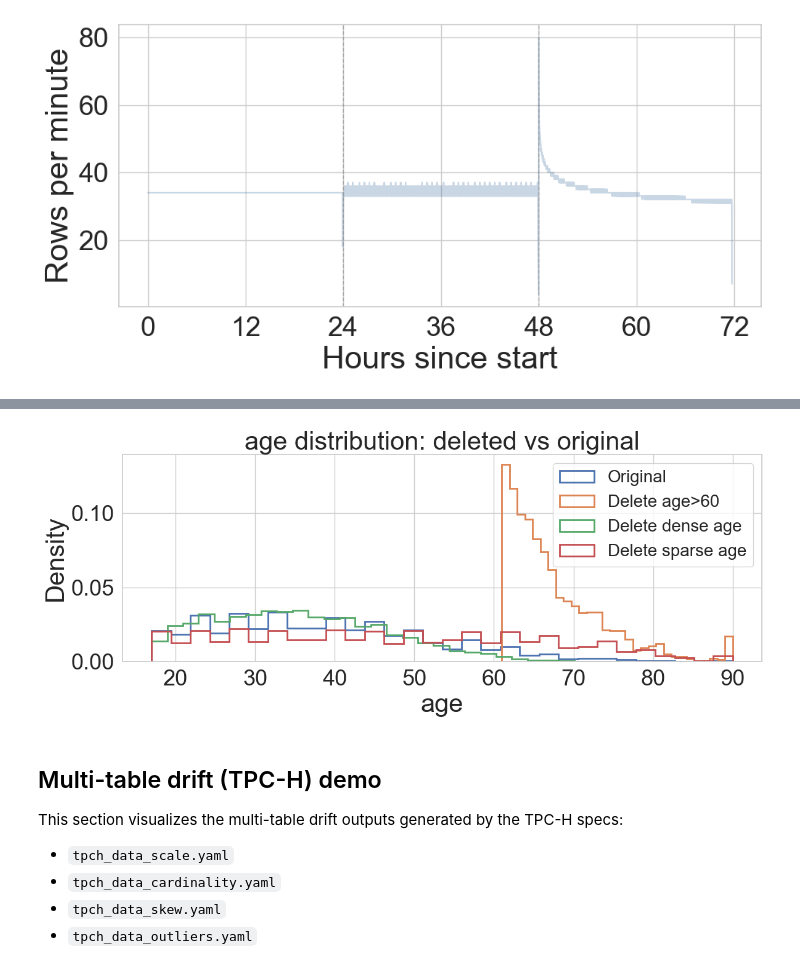
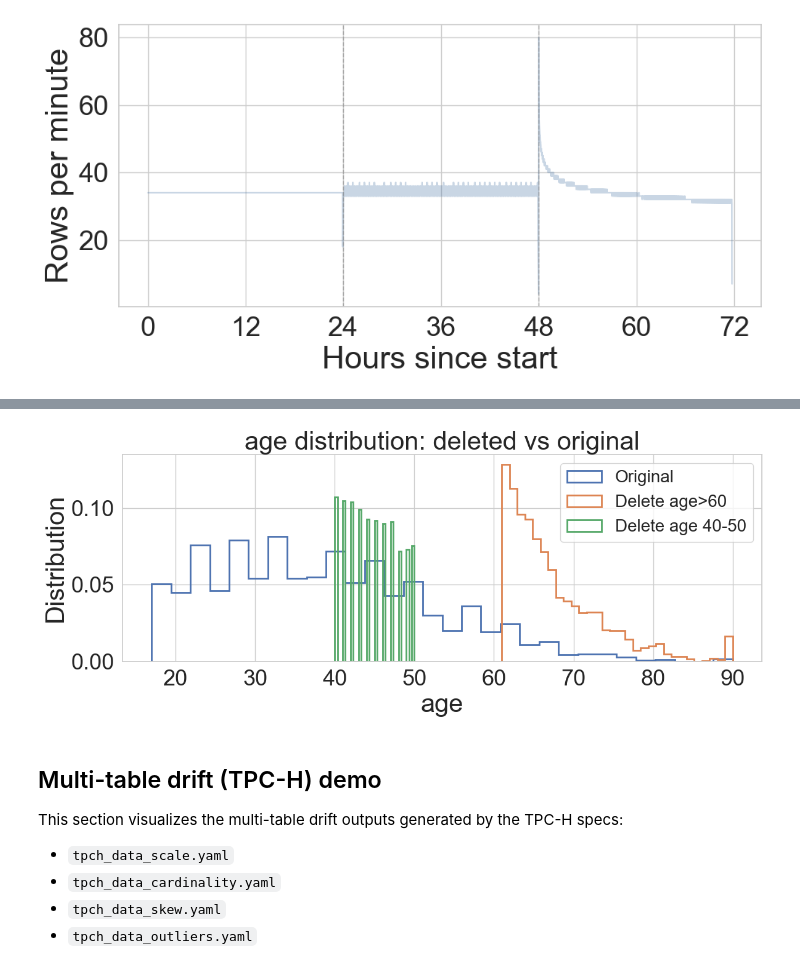
Before and after one commit to Liuguanli/DriftBench, a Jupyter notebook: driftbench/notebooks/plot_data.ipynb, the cells around one changed output, grey strips where cells are left out. Saved outputs shown, nothing was run; the diff lists cells and outputs as text; code cells hidden in the pictures.

```diff
--- a/driftbench/notebooks/plot_data.ipynb
+++ b/driftbench/notebooks/plot_data.ipynb
@@ -641,8 +671,11 @@ def plot_deleted_vs_original(
         if is_numeric:
             for df, label in zip(dfs, labels):
                 series = df[col].dropna()
-                ax.hist(series, bins=bins, density=True, histtype='step', linewidth=2, label=label)
-            ax.set_ylabel('Density', fontsize=fontsize_title)
+                weights = None
+                if len(series) > 0:
+                    weights = [1.0 / len(series)] * len(series)
+                ax.hist(series, bins=bins, density=False, weights=weights, histtype='step', linewidth=2, label=label)
+            ax.set_ylabel('Distribution', fontsize=fontsize_title)
         else:
             base = dfs[0][col].dropna().astype(str)
             categories = base.value_counts().head(top_k).index.tolist()
@@ -659,37 +692,39 @@ def plot_deleted_vs_original(
         ax.set_xlabel(col, fontsize=fontsize_title)
         ax.set_title(f"{col} distribution: deleted vs original", fontsize=fontsize_title)
         ax.legend(fontsize=max(10, fontsize_legend - 4))
         ax.grid(True, axis='y')
         ax.tick_params(axis='both', labelsize=fontsize_ticks)
 
         plt.tight_layout()
 
         output_dir = 'output_time_series'
         os.makedirs(output_dir, exist_ok=True)
         if is_fig_save and file_prefix:
             file_name = f"{file_prefix}_{col}"
             plt.savefig(os.path.join(output_dir, f"{file_name}.png"), format='png', dpi=300, bbox_inches='tight')
             plt.savefig(os.path.join(output_dir, f"{file_name}.pdf"), format='pdf', bbox_inches='tight')
             plt.savefig(os.path.join(overleaf_dir, f"{file_name}.pdf"), format='pdf', bbox_inches='tight')
         plt.show()
 
 plot_deleted_vs_original(
     "../data/census_original.csv",
     [
         "../../output/data/cardinality/update/census_original_delete_age_gt_60_uniform.csv",
-        "../../output/data/cardinality/update/census_original_delete_key_dense_age.csv",
-        "../../output/data/cardinality/update/census_original_delete_key_sparse_age.csv",
+        "../../output/data/cardinality/update/census_original_delete_age_40_50_uniform.csv",
+        # "../../output/data/cardinality/update/census_original_delete_key_dense_age.csv",
+        # "../../output/data/cardinality/update/census_original_delete_key_sparse_age.csv",
     ],
     columns=["age"],
-    labels=["Original", "Delete age>60", "Delete dense age", "Delete sparse age"],
+    # labels=["Original", "Delete age>60", "Delete dense age", "Delete sparse age"],
+    labels=["Original", "Delete age>60", "Delete age 40-50"],
     categorical_cols=[],
     bins=30,
     top_k=10,
     sample_size=5000,
     file_prefix="case_study_census_deletion_compare",
 )
 # %% [output]
-[figure, old version]
+[figure, new version]
 # %% [markdown]
 ## Multi-table drift (TPC-H) demo
 
```
Also changed, not shown: parts of 2 cells of this notebook, 48 other files.
